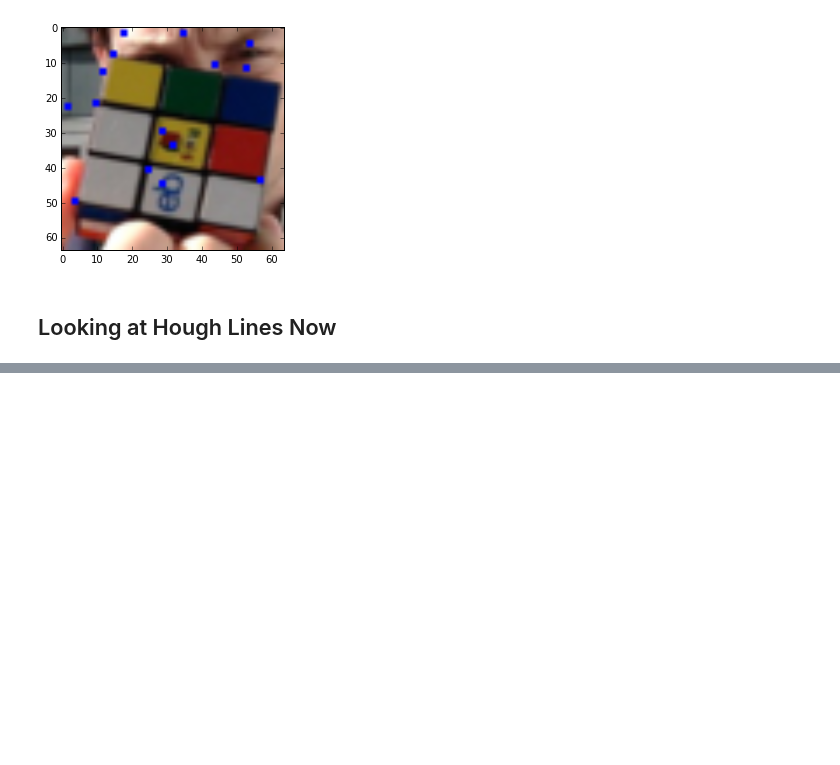
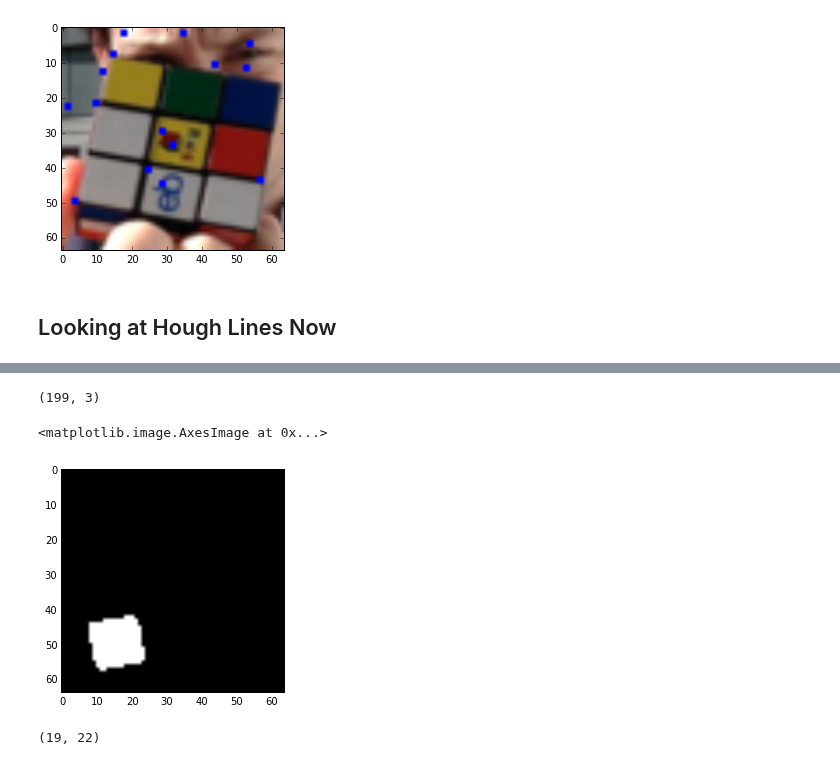
Before and after one commit to jayhack/ConvCube, a Jupyter notebook: CV.ipynb, the cells around one changed output, grey strips where cells are left out. Saved outputs shown, nothing was run; the diff lists cells and outputs as text; code cells hidden in the pictures; blank space fills up the shorter version.

```diff
--- a/CV.ipynb
+++ b/CV.ipynb
@@ -332,0 +273,18 @@ plt.imshow(x.transpose(1, 2, 0)[:, :, ::-1])
+# %%
+mask = segs == 14
+masked = image[mask]
+print image[mask].shape
+# disp_img = image.copy()
+# disp_img[~mask] = (0,0,0)
+X, Y = np.where(mask)
+z = np.zeros_like(mask)
+for x, y in zip(X, Y):
+    z[x,y] = 1
+plt.imshow(mask, cmap=plt.cm.gray)
+# i += 1
+# i = i % segs.max()
+# print i
+# %% [output]
+(199, 3)
+<matplotlib.image.AxesImage at 0x...>
+[figure, added]
@@ -332,0 +329,4 @@ plt.imshow(x.transpose(1, 2, 0)[:, :, ::-1])
+# %%
+features = featurize_segments(image)
+# %% [output]
+(19, 22)
```
Also changed, not shown: parts of 13 cells of this notebook, 5 other files.
